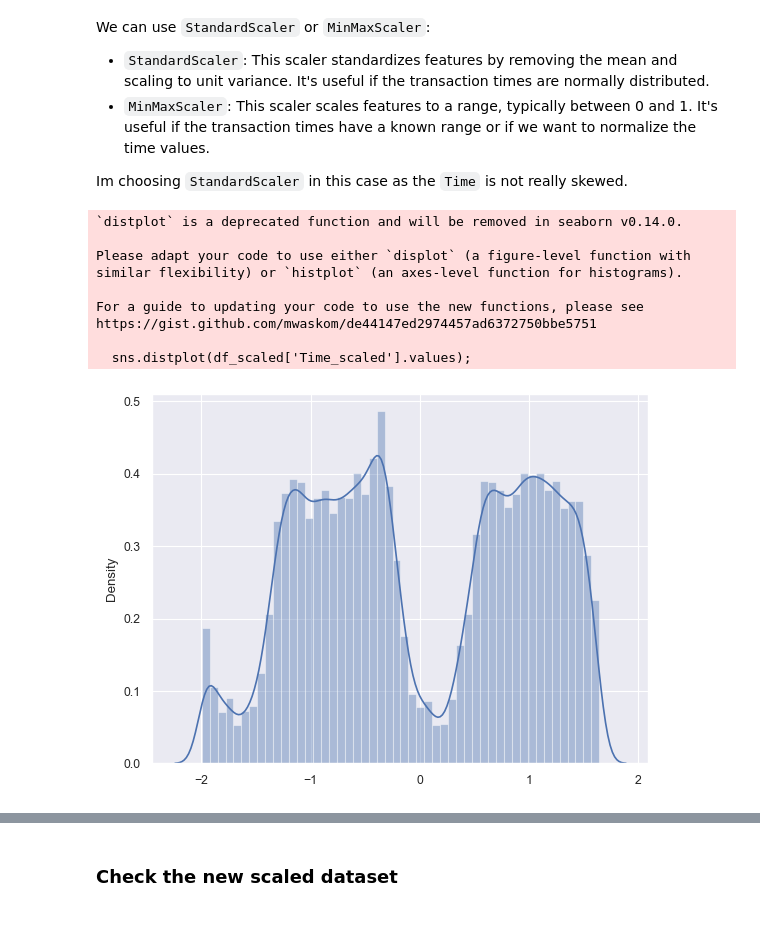
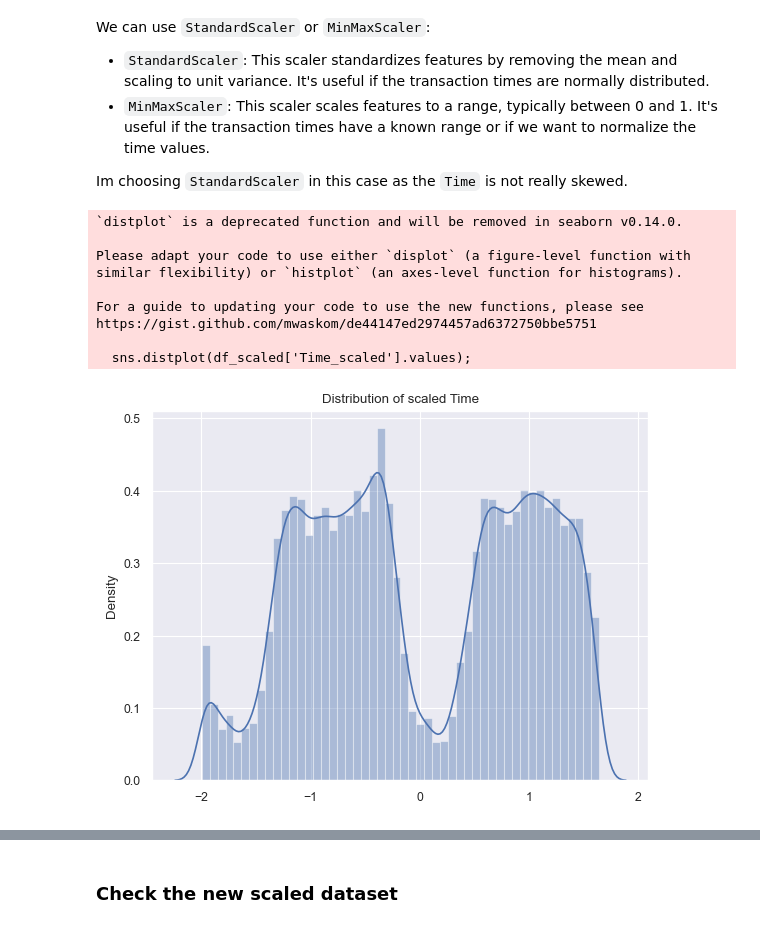
Before and after one commit to yvonnevydao/Credit_Fraud_Detection, a Jupyter notebook: credit_fraud_detection.ipynb, the cells around one changed output, grey strips where cells are left out. Drawn from its saved outputs; the diff is of its cells as text; code cells hidden in the pictures.

```diff
--- a/credit_fraud_detection.ipynb
+++ b/credit_fraud_detection.ipynb
@@ -235,18 +250,19 @@ Im choosing `StandardScaler` in this case as the `Time` is not really skewed.
 # %%
 ## StandardScaler
 from sklearn.preprocessing import StandardScaler
 scaler = StandardScaler()
 df_scaled['Time_scaled'] = scaler.fit_transform(df_scaled[['Time']])
 
 sns.distplot(df_scaled['Time_scaled'].values);
+plt.title('Distribution of scaled Time');
 # %% [output]
 `distplot` is a deprecated function and will be removed in seaborn v0.14.0.
 
 Please adapt your code to use either `displot` (a figure-level function with
 similar flexibility) or `histplot` (an axes-level function for histograms).
 
 For a guide to updating your code to use the new functions, please see
 https://gist.github.com/mwaskom/de44147ed2974457ad6372750bbe5751
 
   sns.distplot(df_scaled['Time_scaled'].values);
-[figure, old version]
+[figure, new version]
```
Also changed, not shown: parts of 26 cells of this notebook.
